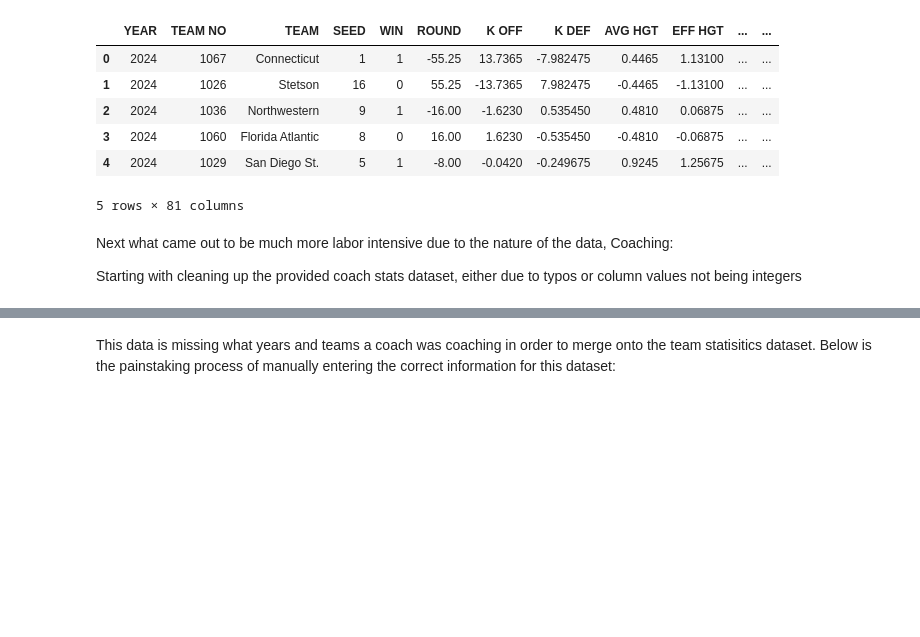
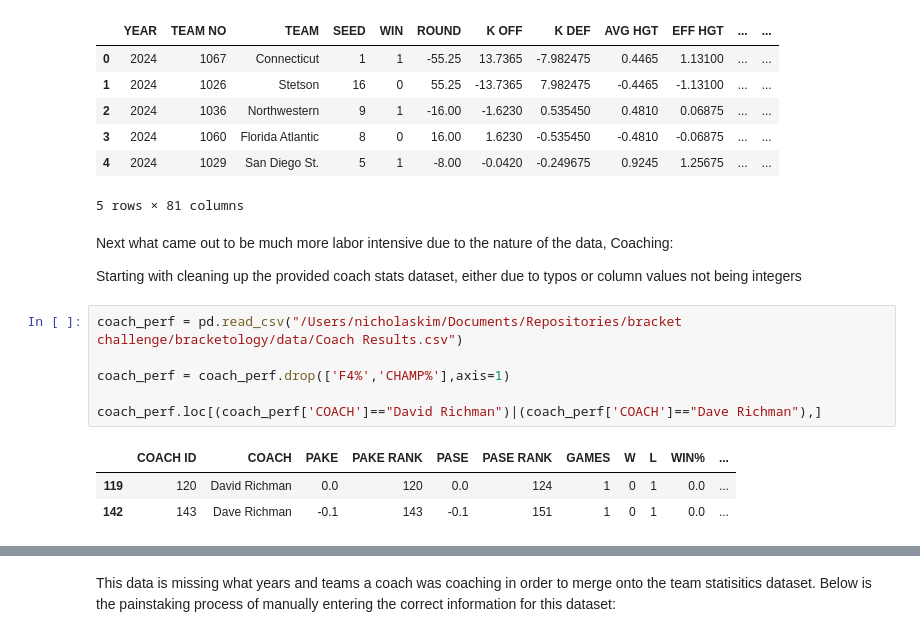
Before and after one commit to nicholaskim1004/MarchMadness, a Jupyter notebook: bracketology/madness.ipynb, the cells around one changed output, grey strips where cells are left out. Saved outputs shown, nothing was run; the diff lists cells and outputs as text; blank space fills up the shorter version.

```diff
--- a/bracketology/madness.ipynb
+++ b/bracketology/madness.ipynb
@@ -523,4 +523,14 @@ diff_seed_matchup.head()
 Next what came out to be much more labor intensive due to the nature of the data, Coaching:
 
 Starting with cleaning up the provided coach stats dataset, either due to typos or column values not being integers
+# %%
+coach_perf = pd.read_csv("/Users/nicholaskim/Documents/Repositories/bracket challenge/bracketology/data/Coach Results.csv")
+
+coach_perf = coach_perf.drop(['F4%','CHAMP%'],axis=1)
+
+coach_perf.loc[(coach_perf['COACH']=="David Richman")|(coach_perf['COACH']=="Dave Richman"),]
+# %% [output]
+|  | COACH ID | COACH | PAKE | PAKE RANK | PASE | PASE RANK | GAMES | W | L | WIN% | ... |
+| 119 | 120 | David Richman | 0.0 | 120 | 0.0 | 124 | 1 | 0 | 1 | 0.0 | ... |
+| 142 | 143 | Dave Richman | -0.1 | 143 | -0.1 | 151 | 1 | 0 | 1 | 0.0 | ... |
 # %%
```
Also changed, not shown: parts of 8 cells of this notebook, 1 other file.
